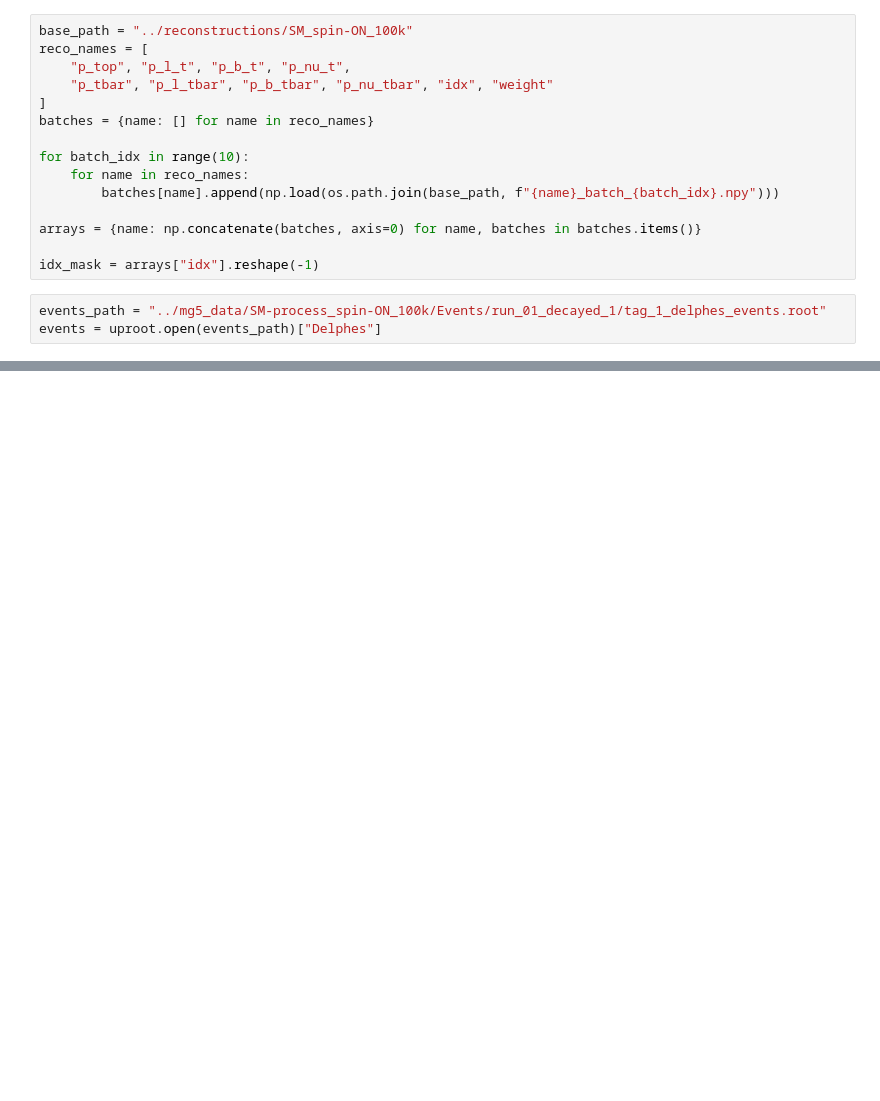
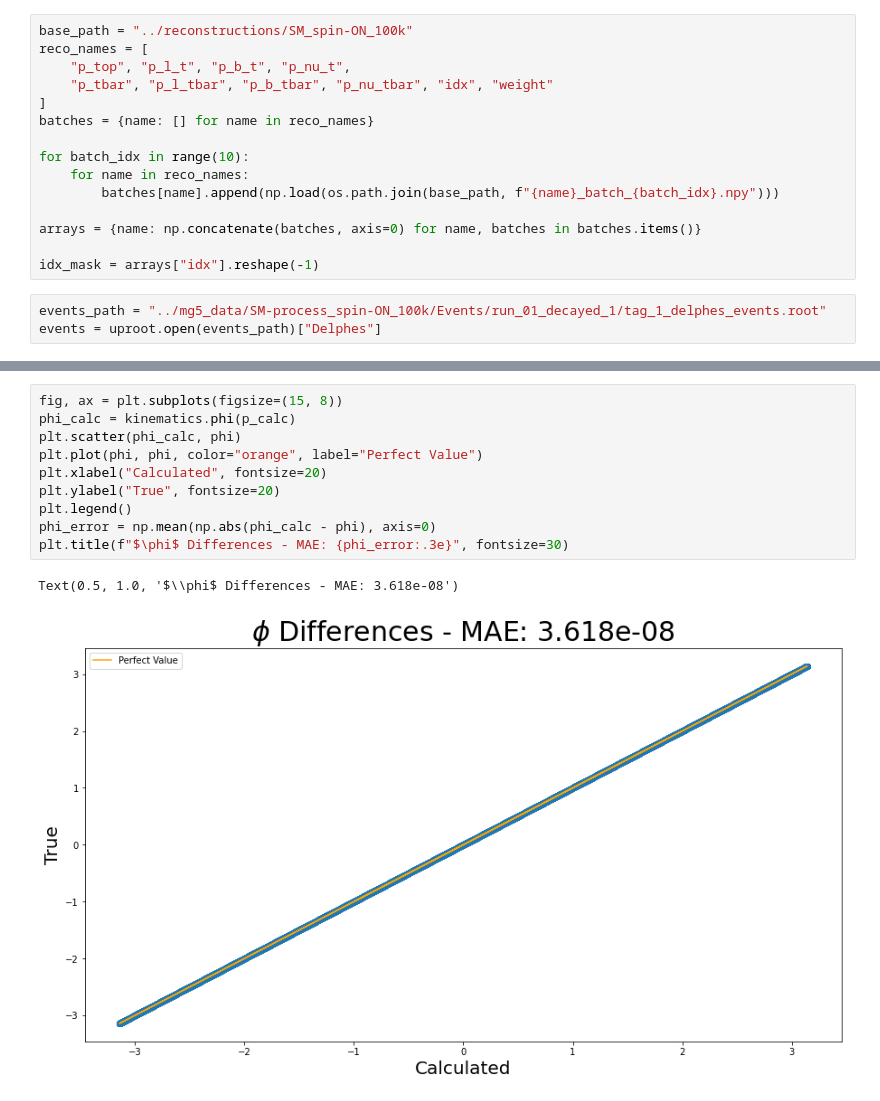
Before and after one commit to cmpatino/optimal-observables, a Jupyter notebook: consistency_checks/Kinematics.ipynb, the cells around one changed output, grey strips where cells are left out. Saved outputs shown, nothing was run; the diff lists cells and outputs as text; blank space fills up the shorter version.

```diff
--- a/consistency_checks/Kinematics.ipynb
+++ b/consistency_checks/Kinematics.ipynb
@@ -92,0 +91,13 @@ fig.text(0.08, 0.5, 'True', va='center', rotation='vertical');
+# %%
+fig, ax = plt.subplots(figsize=(15, 8))
+phi_calc = kinematics.phi(p_calc)
+plt.scatter(phi_calc, phi)
+plt.plot(phi, phi, color="orange", label="Perfect Value")
+plt.xlabel("Calculated", fontsize=20)
+plt.ylabel("True", fontsize=20)
+plt.legend()
+phi_error = np.mean(np.abs(phi_calc - phi), axis=0)
+plt.title(f"$\phi$ Differences - MAE: {phi_error:.3e}", fontsize=30)
+# %% [output]
+Text(0.5, 1.0, '$\\phi$ Differences - MAE: 3.618e-08')
+[figure, added]
```
Also changed, not shown: parts of 10 cells of this notebook.
